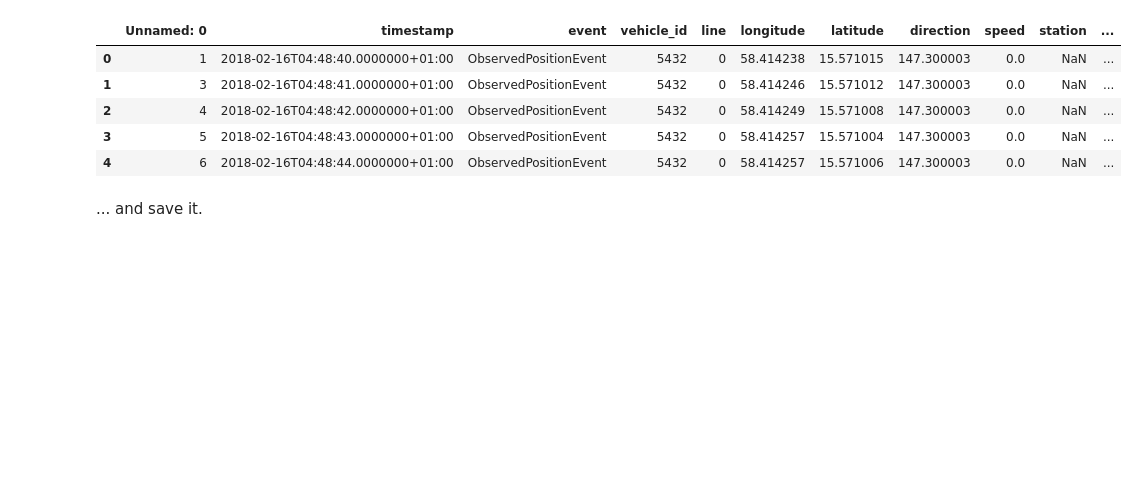
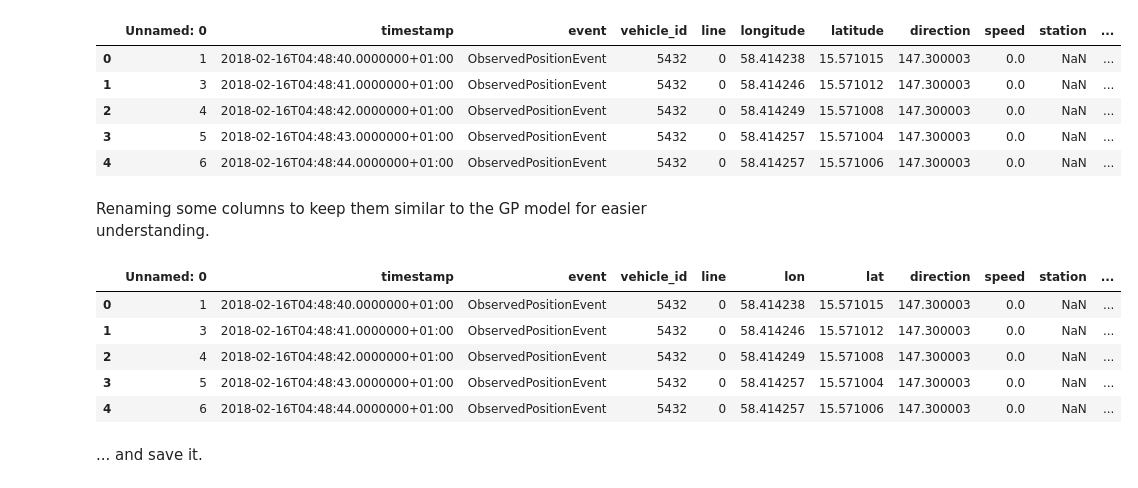
Before and after one commit to M20190649/TDDE19-bus-arrival-time, a Jupyter notebook: ANN/1. Preprocessing.ipynb, the cells around one changed output. Saved outputs shown, nothing was run; the diff lists cells and outputs as text; code cells hidden in the pictures; blank space fills up the shorter version.

```diff
--- a/ANN/1. Preprocessing.ipynb
+++ b/ANN/1. Preprocessing.ipynb
@@ -42,16 +54,16 @@ tsjs = pds.DataFrame(np.zeros(len(df.index)), columns=['tsjs'])
 t0 = time.time()
 
 for j, df_j in df.groupby('journey_number'):
-    journey_start = df_j['timestamp'].iloc[0]
+    journey_start = pds.to_datetime(df_j['timestamp'].iloc[0])
     for k, df_s in df_j.groupby('segment_number'):
-        end_time = df_s['timestamp'].iloc[-1]
-        start_time = df_s['timestamp'].iloc[0]
+        end_time = pds.to_datetime(df_s['timestamp'].iloc[-1])
+        start_time = pds.to_datetime(df_s['timestamp'].iloc[0])
         for idx, row in df_s.iterrows():
             # The subtraction returns timedelta between the two timestamp objects
             # and total seconds convert the pandas datetime object to seconds
-            time_left.iloc[idx] = (pds.to_datetime(end_time) - pds.to_datetime(row['timestamp'])).total_seconds()
-            segment_time.iloc[idx] = (pds.to_datetime(end_time) - pds.to_datetime(start_time)).total_seconds()
-            tsjs.iloc[idx] = (pds.to_datetime(start_time) - pds.to_datetime(journey_start)).total_seconds()
+            time_left.iloc[idx] = (end_time - pds.to_datetime(row['timestamp'])).total_seconds()
+            segment_time.iloc[idx] = (end_time - start_time).total_seconds()
+            tsjs.iloc[idx] = (start_time - journey_start).total_seconds()
 
 elapsed = time.time() - t0
 print("Data processed in", elapsed, " seconds")
@@ -69,6 +81,18 @@ data.head()
 | 2 | 4 | 2018-02-16T04:48:42.0000000+01:00 | ObservedPositionEvent | 5432 | 0 | 58.414249 | 15.571008 | 147.300003 | 0.0 | NaN | ... |
 | 3 | 5 | 2018-02-16T04:48:43.0000000+01:00 | ObservedPositionEvent | 5432 | 0 | 58.414257 | 15.571004 | 147.300003 | 0.0 | NaN | ... |
 | 4 | 6 | 2018-02-16T04:48:44.0000000+01:00 | ObservedPositionEvent | 5432 | 0 | 58.414257 | 15.571006 | 147.300003 | 0.0 | NaN | ... |
+# %% [markdown]
+Renaming some columns to keep them similar to the GP model for easier understanding.
+# %%
+data.rename(columns={'longitude': 'lon', 'latitude': 'lat', 'segment_number': 'seg', 'journey_number': 'journey'}, inplace=True)
+data.head()
+# %% [output]
+|  | Unnamed: 0 | timestamp | event | vehicle_id | line | lon | lat | direction | speed | station | ... |
+| 0 | 1 | 2018-02-16T04:48:40.0000000+01:00 | ObservedPositionEvent | 5432 | 0 | 58.414238 | 15.571015 | 147.300003 | 0.0 | NaN | ... |
+| 1 | 3 | 2018-02-16T04:48:41.0000000+01:00 | ObservedPositionEvent | 5432 | 0 | 58.414246 | 15.571012 | 147.300003 | 0.0 | NaN | ... |
+| 2 | 4 | 2018-02-16T04:48:42.0000000+01:00 | ObservedPositionEvent | 5432 | 0 | 58.414249 | 15.571008 | 147.300003 | 0.0 | NaN | ... |
+| 3 | 5 | 2018-02-16T04:48:43.0000000+01:00 | ObservedPositionEvent | 5432 | 0 | 58.414257 | 15.571004 | 147.300003 | 0.0 | NaN | ... |
+| 4 | 6 | 2018-02-16T04:48:44.0000000+01:00 | ObservedPositionEvent | 5432 | 0 | 58.414257 | 15.571006 | 147.300003 | 0.0 | NaN | ... |
 # %% [markdown]
 ... and save it.
 # %%
```
Also changed, not shown: parts of 4 cells of this notebook.
